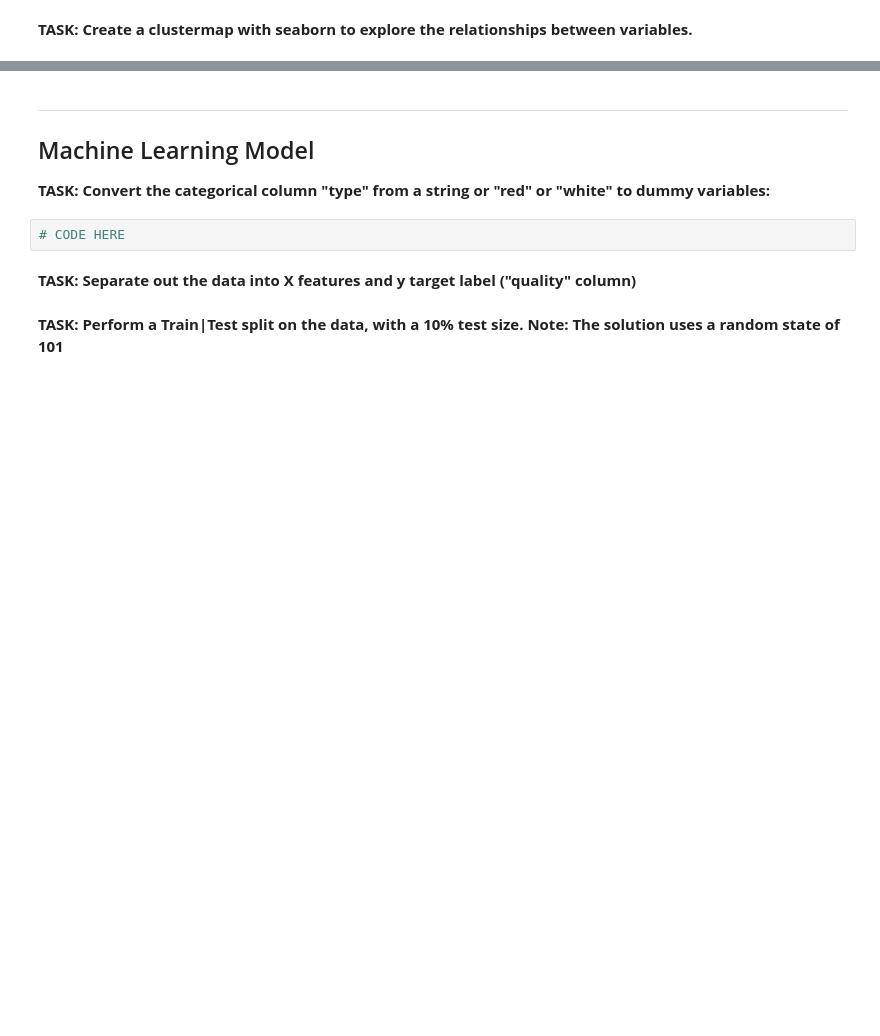
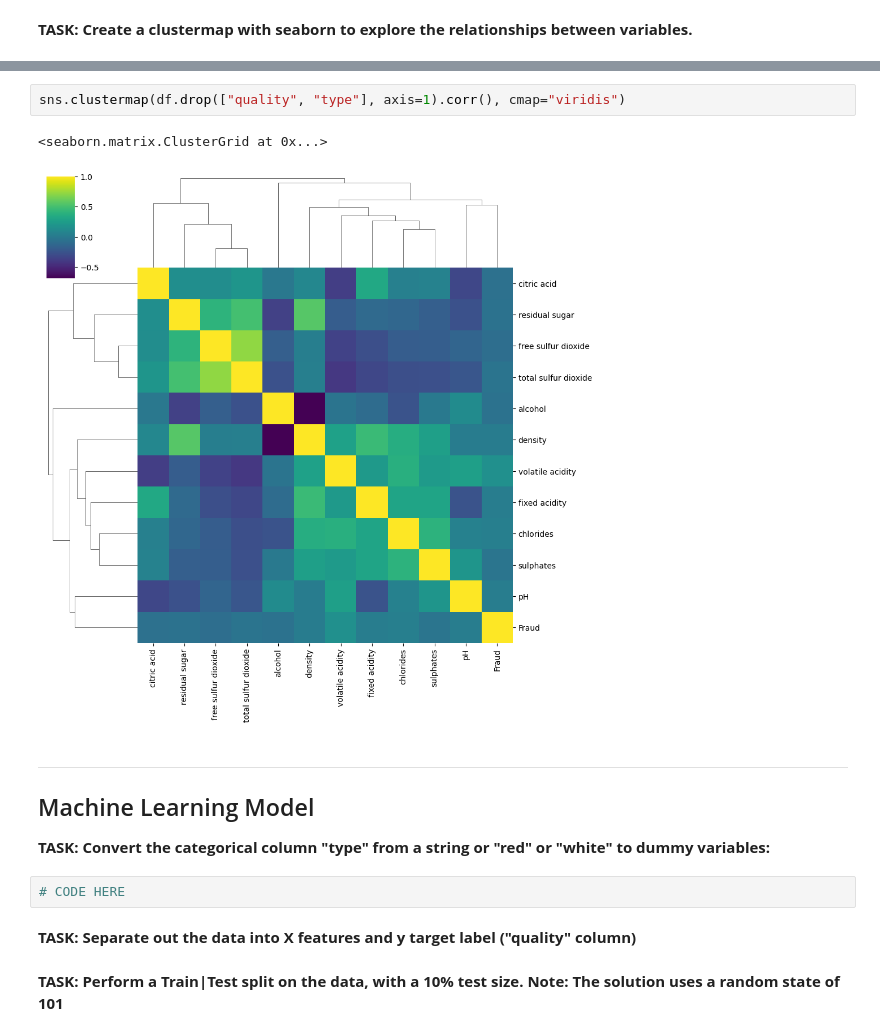
Before and after one commit to KokYenZein/Fraud-in-Wine-Data-Analysis, a Jupyter notebook: Fraud-in-Wine-Data-Analysis.ipynb, the cells around one changed output, grey strips where cells are left out. Drawn from its saved outputs; the diff is of its cells as text; blank space fills up the shorter version.

```diff
--- a/Fraud-in-Wine-Data-Analysis.ipynb
+++ b/Fraud-in-Wine-Data-Analysis.ipynb
@@ -132,3 +123,8 @@ Name: Fraud, dtype: float64
+# %%
+sns.clustermap(df.drop(["quality", "type"], axis=1).corr(), cmap="viridis")
+# %% [output]
+<seaborn.matrix.ClusterGrid at 0x...>
+[figure, added]
 # %% [markdown]
 ----
 ## Machine Learning Model
```
Also changed, not shown: parts of 8 cells of this notebook.
